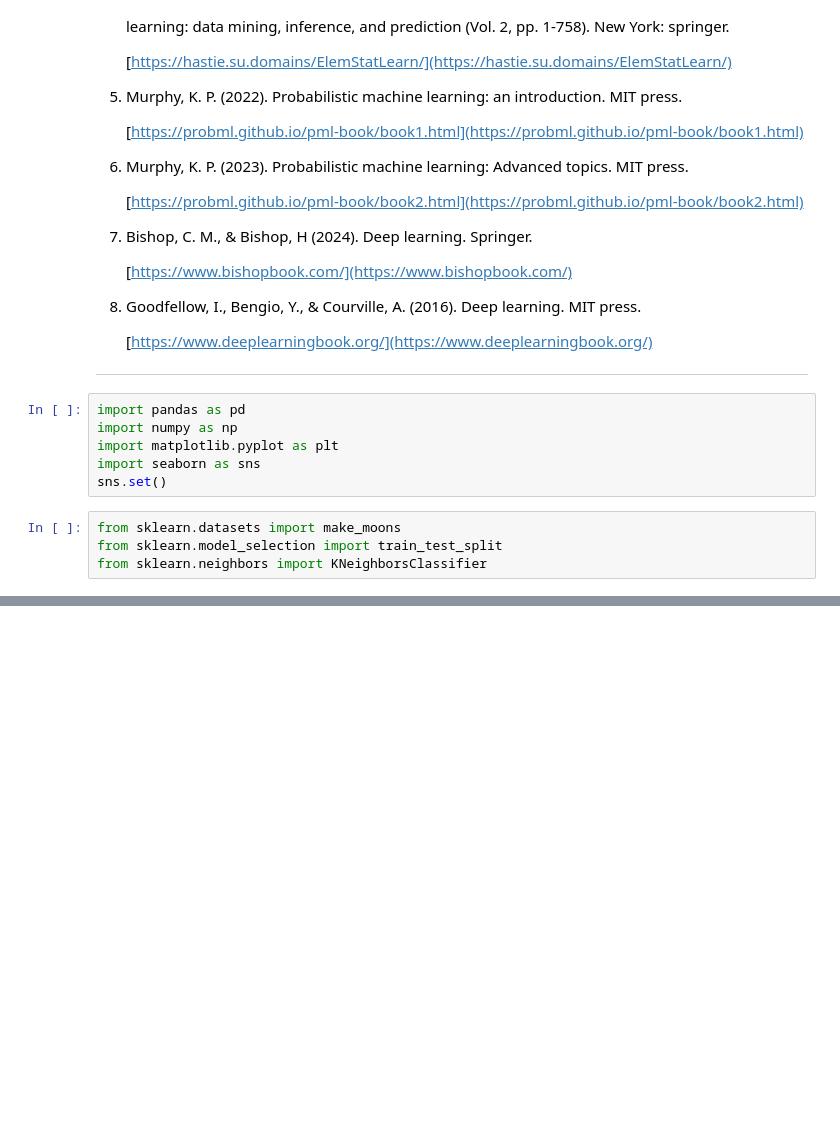
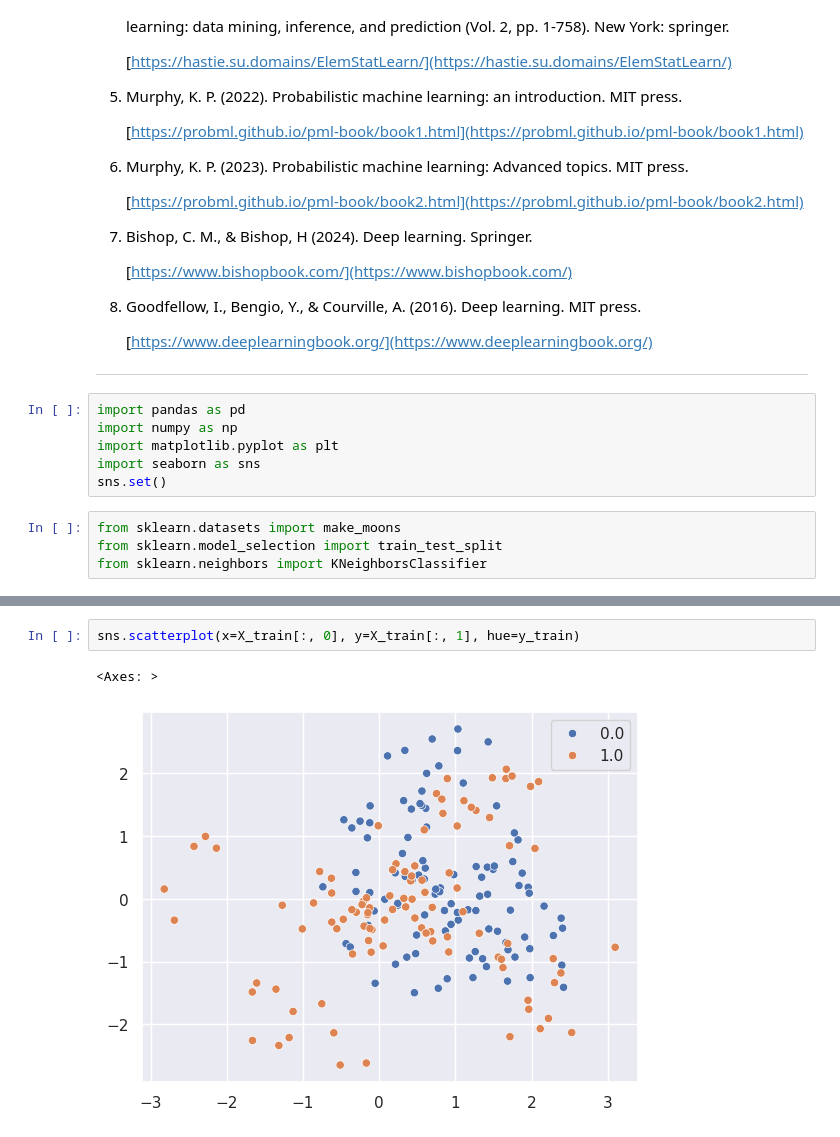
Before and after one commit to rodakt/MAD, a Jupyter notebook: wyklad_5.ipynb, the cells around one changed output, grey strips where cells are left out. Saved outputs shown, nothing was run; the diff lists cells and outputs as text; blank space fills up the shorter version.

```diff
--- a/wyklad_5.ipynb
+++ b/wyklad_5.ipynb
@@ -184,3 +207,8 @@ sns.scatterplot(x=X[:,0], y=X[:,1], hue=y, alpha=.5)
+# %%
+sns.scatterplot(x=X_train[:, 0], y=X_train[:, 1], hue=y_train)
+# %% [output]
+<Axes: >
+[figure, added]
 # %%
 n_neighbors = 10
 clf = KNeighborsClassifier(n_neighbors=n_neighbors)
```
Also changed, not shown: parts of 18 cells of this notebook, 1 other file.
